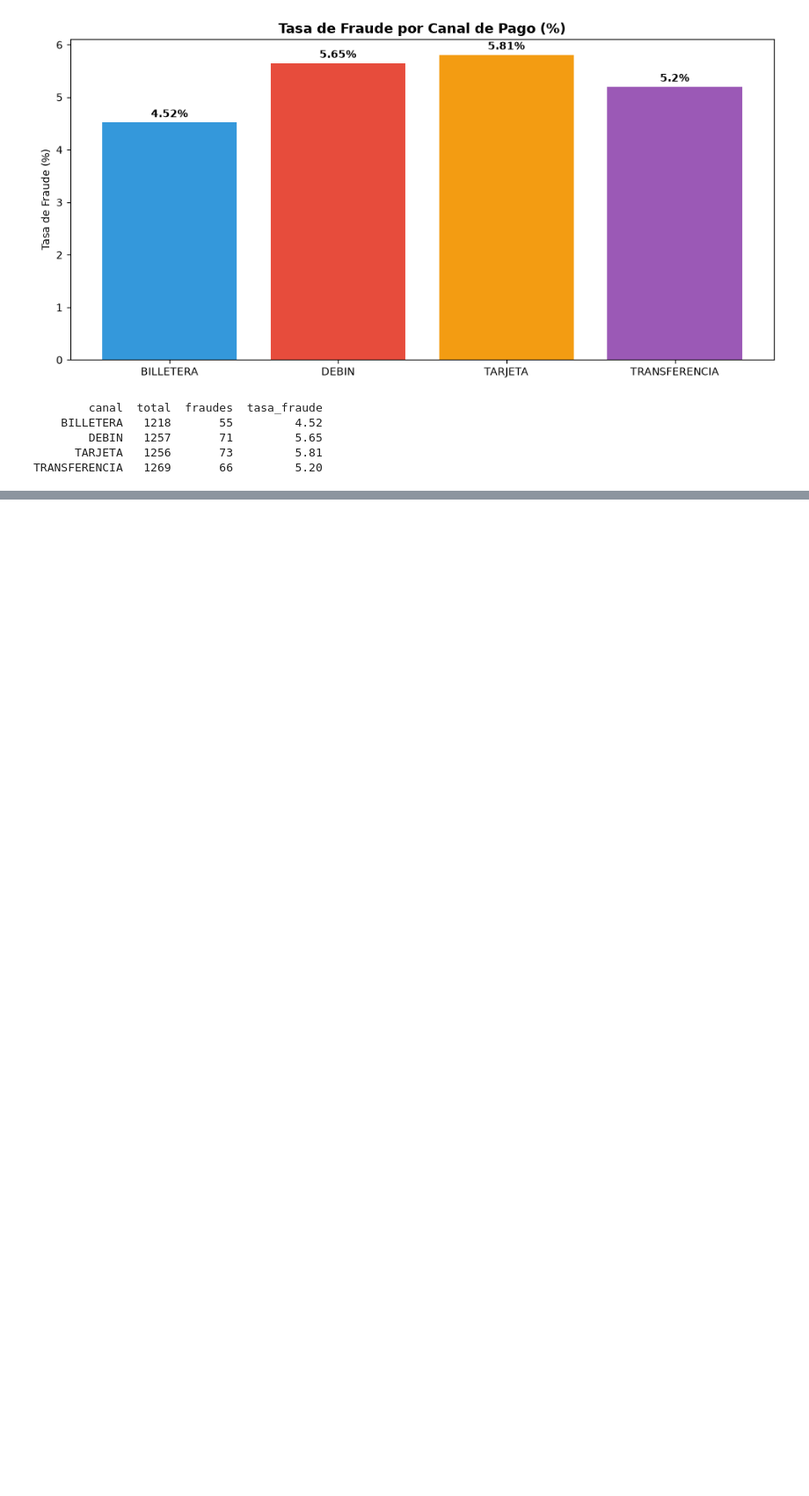
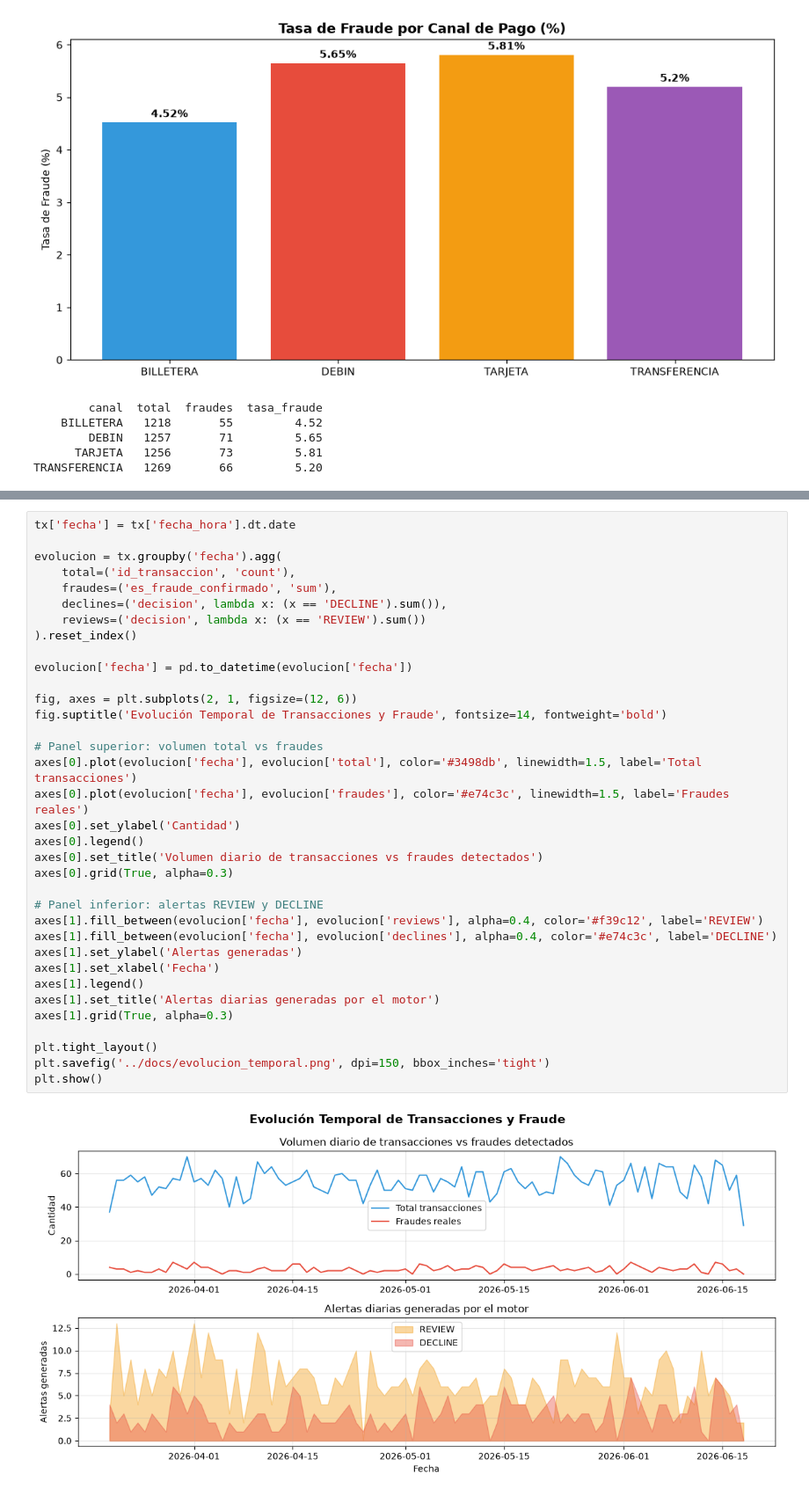
Before and after one commit to gustiga133/icbc-fraude-prevencion, a Jupyter notebook: notebooks/01_EDA_fraude.ipynb, the cells around one changed output, grey strips where cells are left out. Shown at 88% size. Cells and saved outputs as stored; diff of their text form; blank space fills up the shorter version.

```diff
--- a/notebooks/01_EDA_fraude.ipynb
+++ b/notebooks/01_EDA_fraude.ipynb
@@ -201,0 +340,37 @@ TRANSFERENCIA   1269       66         5.20
+# %%
+tx['fecha'] = tx['fecha_hora'].dt.date
+
+evolucion = tx.groupby('fecha').agg(
+    total=('id_transaccion', 'count'),
+    fraudes=('es_fraude_confirmado', 'sum'),
+    declines=('decision', lambda x: (x == 'DECLINE').sum()),
+    reviews=('decision', lambda x: (x == 'REVIEW').sum())
+).reset_index()
+
+evolucion['fecha'] = pd.to_datetime(evolucion['fecha'])
+
+fig, axes = plt.subplots(2, 1, figsize=(12, 6))
+fig.suptitle('Evolución Temporal de Transacciones y Fraude', fontsize=14, fontweight='bold')
+
+# Panel superior: volumen total vs fraudes
+axes[0].plot(evolucion['fecha'], evolucion['total'], color='#3498db', linewidth=1.5, label='Total transacciones')
+axes[0].plot(evolucion['fecha'], evolucion['fraudes'], color='#e74c3c', linewidth=1.5, label='Fraudes reales')
+axes[0].set_ylabel('Cantidad')
+axes[0].legend()
+axes[0].set_title('Volumen diario de transacciones vs fraudes detectados')
+axes[0].grid(True, alpha=0.3)
+
+# Panel inferior: alertas REVIEW y DECLINE
+axes[1].fill_between(evolucion['fecha'], evolucion['reviews'], alpha=0.4, color='#f39c12', label='REVIEW')
+axes[1].fill_between(evolucion['fecha'], evolucion['declines'], alpha=0.4, color='#e74c3c', label='DECLINE')
+axes[1].set_ylabel('Alertas generadas')
+axes[1].set_xlabel('Fecha')
+axes[1].legend()
+axes[1].set_title('Alertas diarias generadas por el motor')
+axes[1].grid(True, alpha=0.3)
+
+plt.tight_layout()
+plt.savefig('../docs/evolucion_temporal.png', dpi=150, bbox_inches='tight')
+plt.show()
+# %% [output]
+[figure, added]
```
Also changed, not shown: parts of 15 cells of this notebook.
